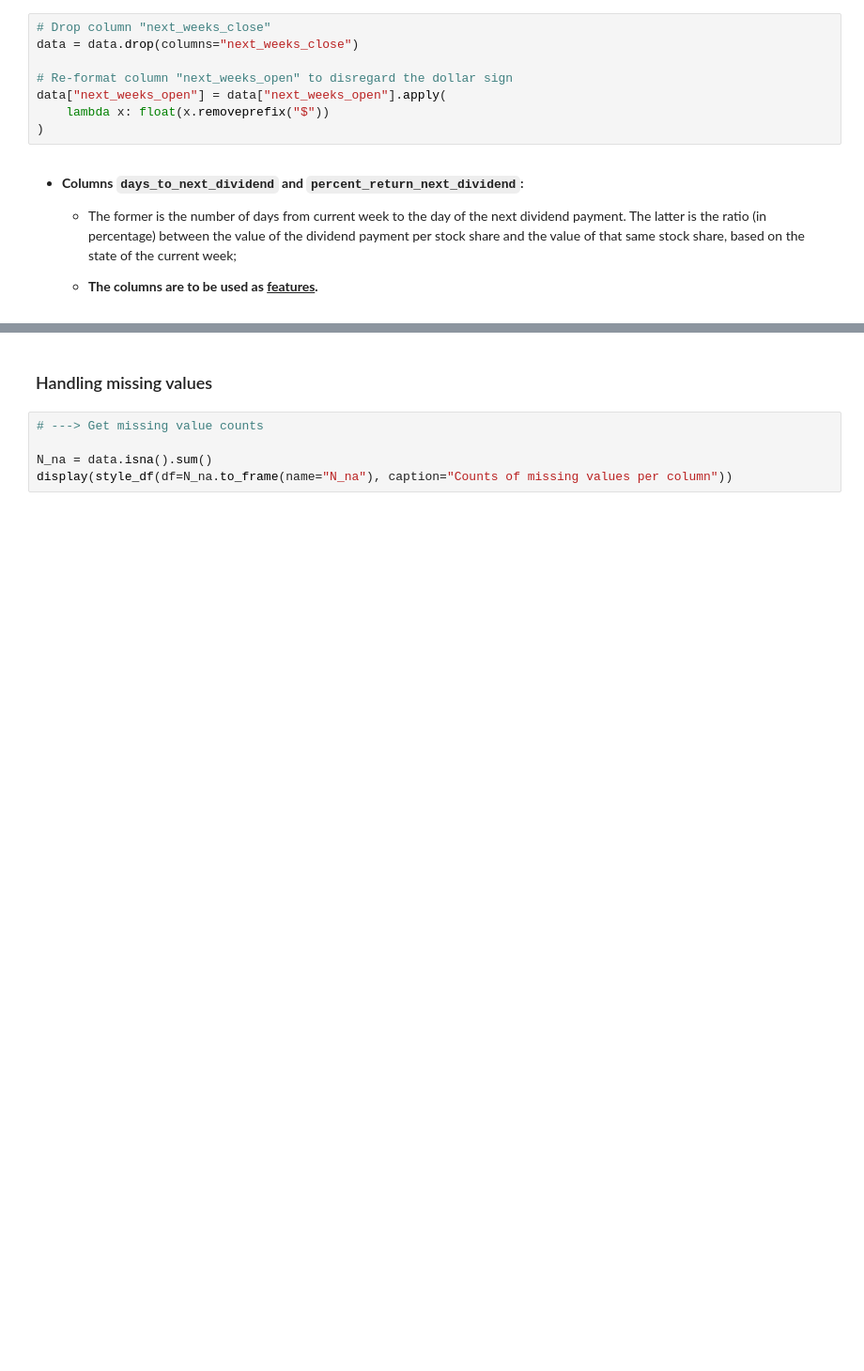
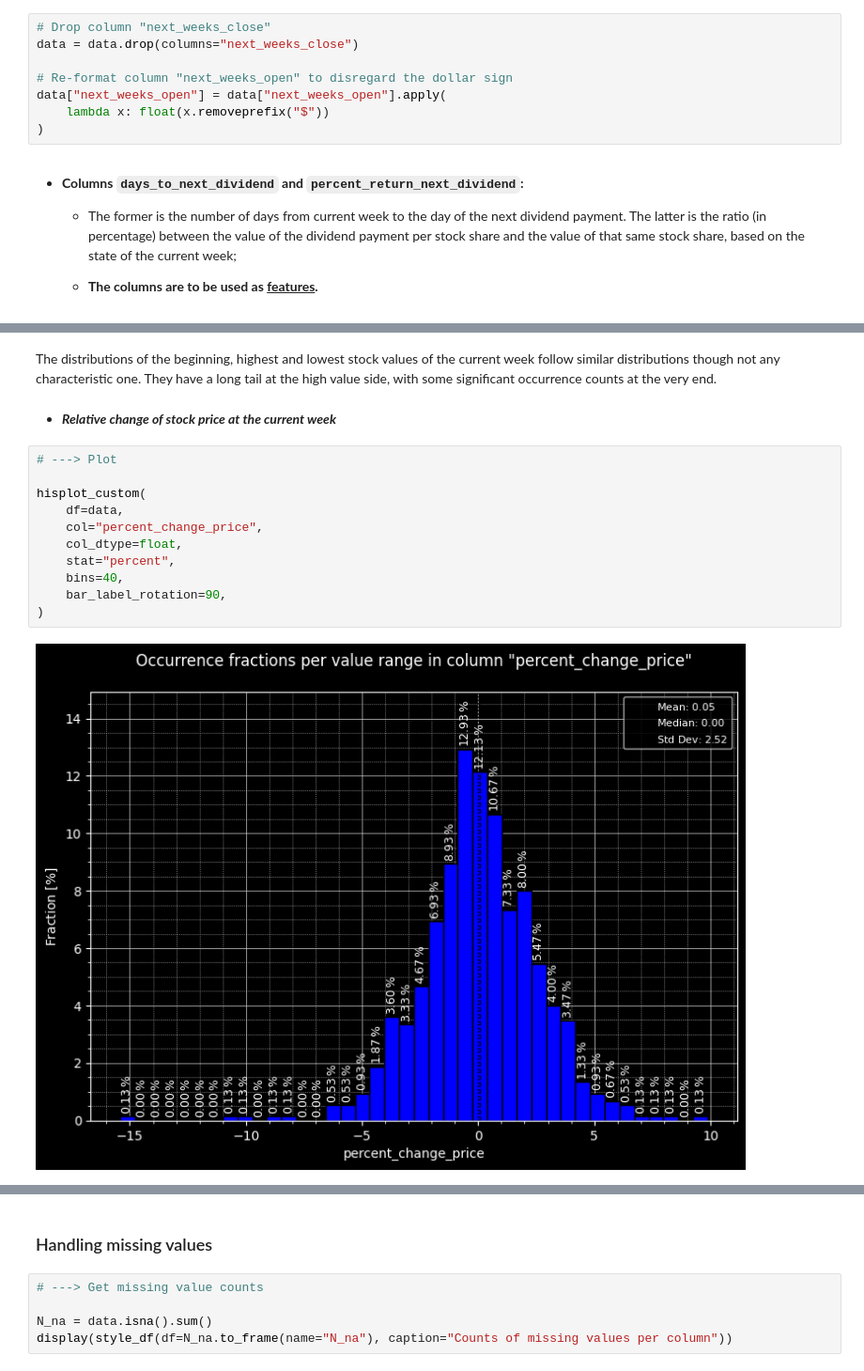
Before and after one commit to eliocpereira95/DSU-Recruitment-Challenges, a Jupyter notebook: submission.ipynb, the cells around one changed output, grey strips where cells are left out. Shown at 94% size. Saved outputs shown, nothing was run; the diff lists cells and outputs as text; blank space fills up the shorter version.

```diff
--- a/submission.ipynb
+++ b/submission.ipynb
@@ -292,0 +395,17 @@ def hisplot_custom(
+# %% [markdown]
+The distributions of the beginning, highest and lowest stock values of the current week follow similar distributions though not any characteristic one. They have a long tail at the high value side, with some significant occurrence counts at the very end.
+# %% [markdown]
+* ***Relative change of stock price at the current week***
+# %%
+# ---> Plot
+
+hisplot_custom(
+    df=data,
+    col="percent_change_price",
+    col_dtype=float,
+    stat="percent",
+    bins=40,
+    bar_label_rotation=90,
+)
+# %% [output]
+[figure, added]
```
Also changed, not shown: parts of 24 cells of this notebook.
